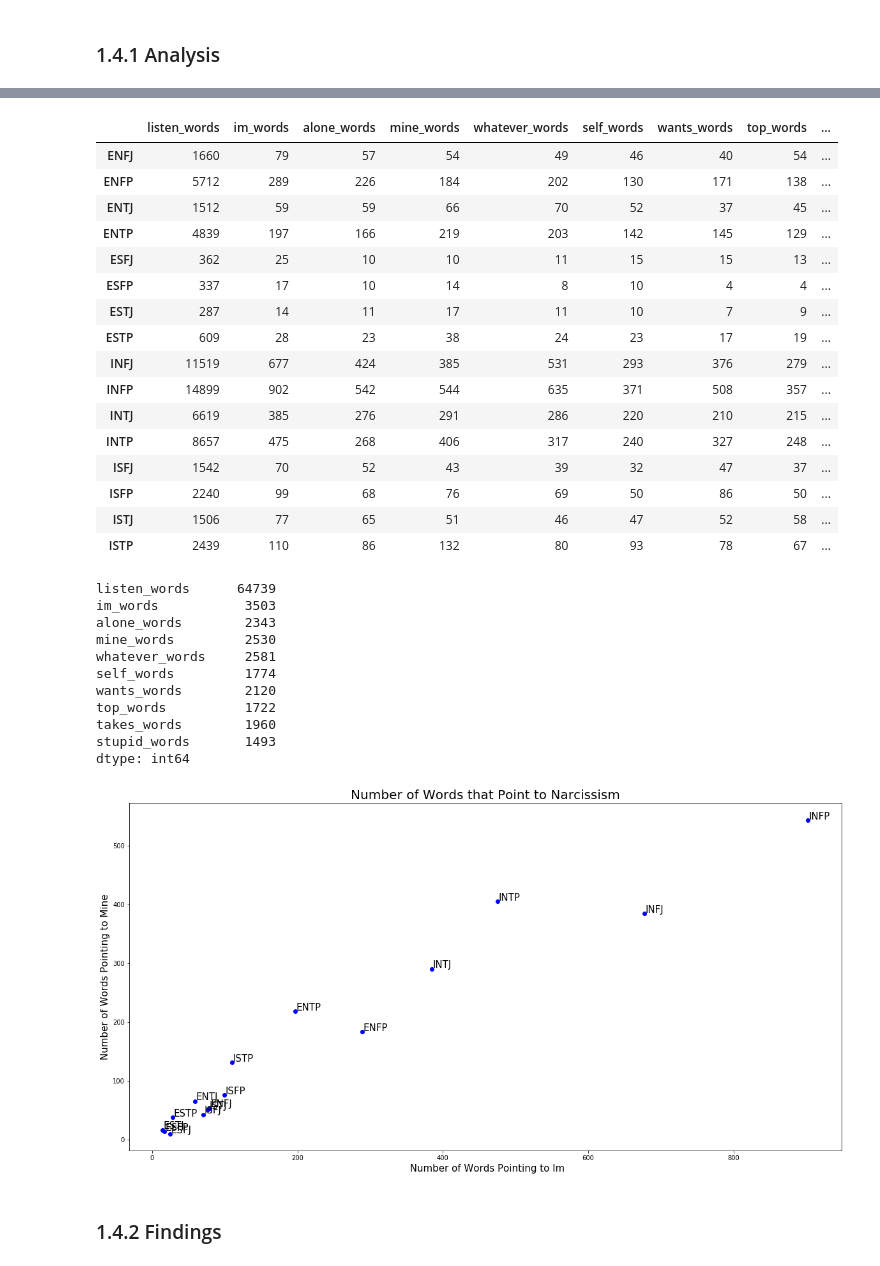
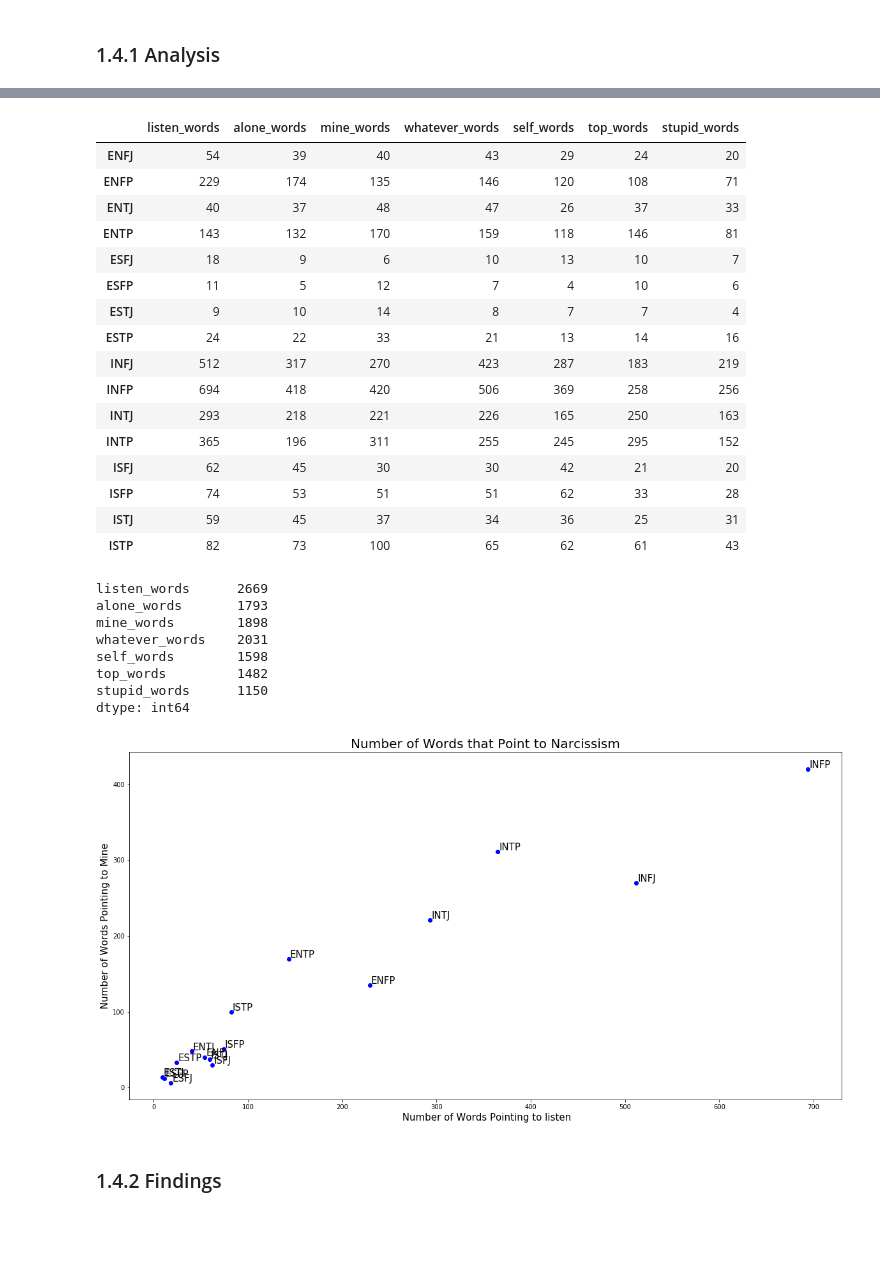
Before and after one commit to Marangrang/Classification---predicting-personality-types, a Jupyter notebook: Exploratary Data Analysis.ipynb, the cells around one changed output, grey strips where cells are left out. Drawn from its saved outputs; the diff is of its cells as text; code cells hidden in the pictures; blank space fills up the shorter version.

```diff
--- a/Exploratary Data Analysis.ipynb
+++ b/Exploratary Data Analysis.ipynb
@@ -183,8 +205,6 @@ add_stop_words
 from sklearn.feature_extraction import text
 from sklearn.feature_extraction.text import CountVectorizer
 
-# Read in cleaned data
-data_clean = pd.read_pickle('data_cleaning.pkl')
 
 # Add new stop words
 #stop_words = text.ENGLISH_STOP_WORDS.union(add_stop_words)
@@ -243,7 +263,7 @@ add_stop_words = extra_stop_words = ['im','like', 'think', 'people', 'dont', 'kn
 
 #Recreate document-term matrix
 cv = CountVectorizer(max_features=1500, min_df=1, max_df=1.0, stop_words=add_stop_words)
-data_cv = cv.fit_transform(data_clean.posts)
+data_cv = cv.fit_transform(data_clean.cleaned_lemma)
 data_stop = pd.DataFrame(data_cv.toarray(), columns = cv.get_feature_names())
 data_stop.index = data_clean.index
 del data_stop.index.name
@@ -504,56 +545,53 @@ Counter(words).most_common()
 # %%
 # Let's isolate just these words
-data_me_words = data.transpose()[['im', 'alone', 'mine', 'whatever', 'self', 'wants', 'listen', 'takes', 'stupid', 'top' ]]
-data_narcis_words = pd.concat([data_me_words.im, data_me_words.alone, data_me_words.mine, data_me_words.whatever, data_me_words.self, data_me_words.wants, data_me_words.listen, data_me_words.takes , data_me_words.stupid, data_me_words.top], axis=1)
-data_narcis_words.columns = ['listen_words', 'im_words', 'alone_words', 'mine_words', 'whatever_words', 'self_words', 'wants_words', 'top_words', 'takes_words', 'stupid_words']
+data_me_words = data.transpose()[['alone', 'mine', 'whatever', 'self','listen', 'stupid', 'top' ]]
+data_narcis_words = pd.concat([data_me_words.alone, data_me_words.mine, data_me_words.whatever, data_me_words.self, data_me_words.listen, data_me_words.stupid, data_me_words.top], axis=1)
+data_narcis_words.columns = ['listen_words', 'alone_words', 'mine_words', 'whatever_words', 'self_words', 'top_words','stupid_words']
 data_narcis_words
 # %% [output]
-|  | listen_words | im_words | alone_words | mine_words | whatever_words | self_words | wants_words | top_words | ... |
-| ENFJ | 1660 | 79 | 57 | 54 | 49 | 46 | 40 | 54 | ... |
-| ENFP | 5712 | 289 | 226 | 184 | 202 | 130 | 171 | 138 | ... |
-| ENTJ | 1512 | 59 | 59 | 66 | 70 | 52 | 37 | 45 | ... |
-| ENTP | 4839 | 197 | 166 | 219 | 203 | 142 | 145 | 129 | ... |
-| ESFJ | 362 | 25 | 10 | 10 | 11 | 15 | 15 | 13 | ... |
-| ESFP | 337 | 17 | 10 | 14 | 8 | 10 | 4 | 4 | ... |
-| ESTJ | 287 | 14 | 11 | 17 | 11 | 10 | 7 | 9 | ... |
-| ESTP | 609 | 28 | 23 | 38 | 24 | 23 | 17 | 19 | ... |
-| INFJ | 11519 | 677 | 424 | 385 | 531 | 293 | 376 | 279 | ... |
-| INFP | 14899 | 902 | 542 | 544 | 635 | 371 | 508 | 357 | ... |
-| INTJ | 6619 | 385 | 276 | 291 | 286 | 220 | 210 | 215 | ... |
-| INTP | 8657 | 475 | 268 | 406 | 317 | 240 | 327 | 248 | ... |
-| ISFJ | 1542 | 70 | 52 | 43 | 39 | 32 | 47 | 37 | ... |
-| ISFP | 2240 | 99 | 68 | 76 | 69 | 50 | 86 | 50 | ... |
-| ISTJ | 1506 | 77 | 65 | 51 | 46 | 47 | 52 | 58 | ... |
-| ISTP | 2439 | 110 | 86 | 132 | 80 | 93 | 78 | 67 | ... |
+|  | listen_words | alone_words | mine_words | whatever_words | self_words | top_words | stupid_words |
+| ENFJ | 54 | 39 | 40 | 43 | 29 | 24 | 20 |
+| ENFP | 229 | 174 | 135 | 146 | 120 | 108 | 71 |
+| ENTJ | 40 | 37 | 48 | 47 | 26 | 37 | 33 |
+| ENTP | 143 | 132 | 170 | 159 | 118 | 146 | 81 |
+| ESFJ | 18 | 9 | 6 | 10 | 13 | 10 | 7 |
+| ESFP | 11 | 5 | 12 | 7 | 4 | 10 | 6 |
+| ESTJ | 9 | 10 | 14 | 8 | 7 | 7 | 4 |
+| ESTP | 24 | 22 | 33 | 21 | 13 | 14 | 16 |
+| INFJ | 512 | 317 | 270 | 423 | 287 | 183 | 219 |
+| INFP | 694 | 418 | 420 | 506 | 369 | 258 | 256 |
+| INTJ | 293 | 218 | 221 | 226 | 165 | 250 | 163 |
+| INTP | 365 | 196 | 311 | 255 | 245 | 295 | 152 |
+| ISFJ | 62 | 45 | 30 | 30 | 42 | 21 | 20 |
+| ISFP | 74 | 53 | 51 | 51 | 62 | 33 | 28 |
+| ISTJ | 59 | 45 | 37 | 34 | 36 | 25 | 31 |
+| ISTP | 82 | 73 | 100 | 65 | 62 | 61 | 43 |
 # %%
 data_narcis_words.sum()
 # %% [output]
-listen_words      64739
-im_words           3503
-alone_words        2343
-mine_words         2530
-whatever_words     2581
-self_words         1774
-wants_words        2120
-top_words          1722
-takes_words        1960
-stupid_words       1493
+listen_words      2669
+alone_words       1793
+mine_words        1898
+whatever_words    2031
+self_words        1598
+top_words         1482
+stupid_words      1150
 dtype: int64
 # %%
 # Lets create a scatter plot of our findings
 plt.rcParams['figure.figsize'] =  [20, 10]
 for i, Personality_type in enumerate(data_narcis_words.index):
-    x = data_narcis_words.im_words.loc[Personality_type]
+    x = data_narcis_words.listen_words.loc[Personality_type]
     y = data_narcis_words.mine_words.loc[Personality_type]
     plt.scatter(x, y, color ='blue')
     plt.text(x+1.5, y+1.5, personality_Names
              [i], fontsize=15)
 plt.title('Number of Words that Point to Narcissism', fontsize=20)
-plt.xlabel(' Number of Words Pointing to Im', fontsize=15)
+plt.xlabel(' Number of Words Pointing to listen', fontsize=15)
 plt.ylabel('Number of Words Pointing to Mine', fontsize=15);
 plt.show()
 # %% [output]
-[figure, old version]
+[figure, new version]
 # %% [markdown]
 ### 1.4.2 Findings
 # %% [markdown]
```
Also changed, not shown: parts of 19 cells of this notebook.
